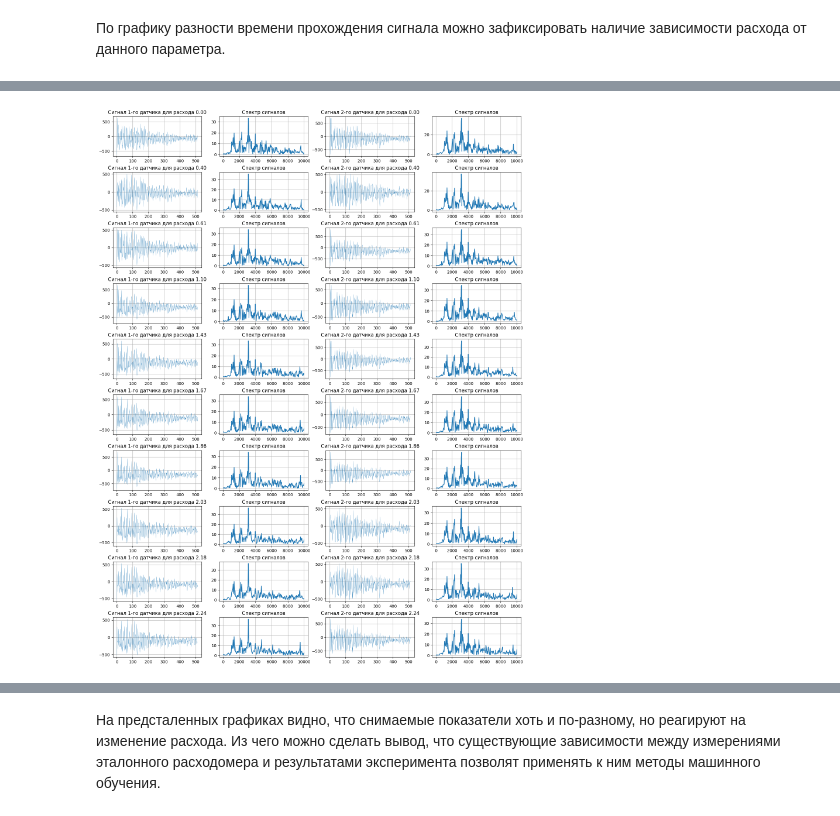
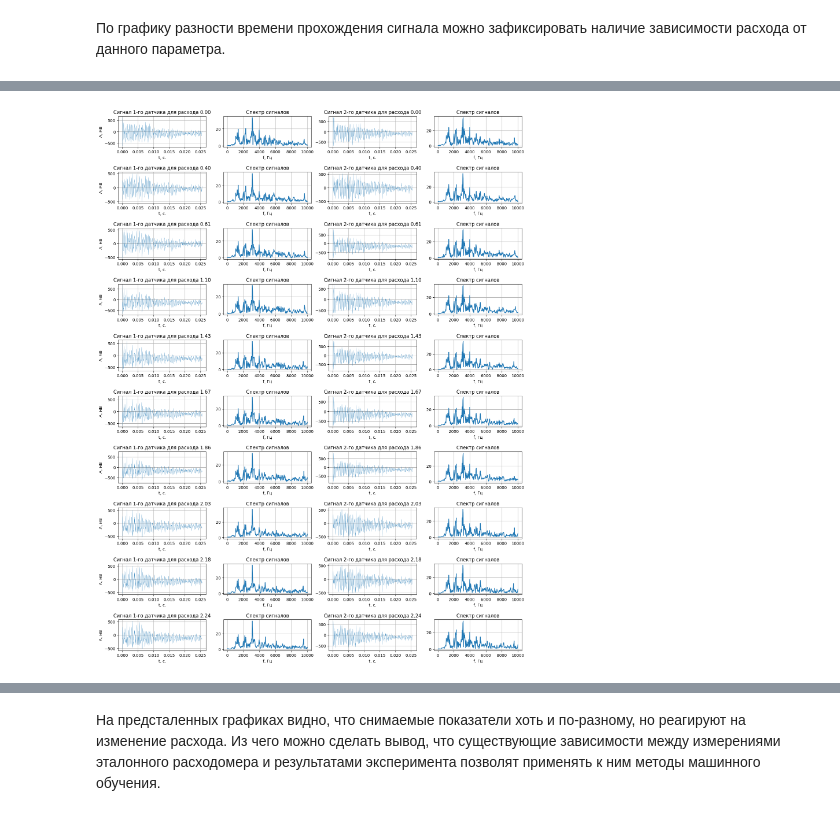
Before and after one commit to PetrGavrilin/VKR_URFU, a Jupyter notebook: VKR_part1_Analysis.ipynb, the cells around one changed output, grey strips where cells are left out. Drawn from its saved outputs; the diff is of its cells as text; code cells hidden in the pictures.

```diff
--- a/VKR_part1_Analysis.ipynb
+++ b/VKR_part1_Analysis.ipynb
@@ -311,7 +311,10 @@ def add_my_supplot (sig, Y, r, i, max_sig, n):
 
   ax = fig.add_subplot(len(s)+1, 4, i)
   plt.title(f"Сигнал {n}-го датчика для расхода {Y[r]:.2f}")
-  plt.plot(sig.iloc[r], linewidth= 0.3)
+  plt.xlabel("t, c.")
+  if n == 1:
+    plt.ylabel("А, мВ")
+  plt.plot([i*0.0256/512 for i in range(512)], sig.iloc[r], linewidth= 0.3)
   plt.grid()
 
   i+=1
@@ -319,26 +322,27 @@ def add_my_supplot (sig, Y, r, i, max_sig, n):
   yf = rfft(np.array(sig.iloc[r])/ max_sig)
   xf = rfftfreq(512, 0.0256/512)
   plt.plot(xf[1:], np.abs(yf[1:]))
+  plt.xlabel("f, Гц")
   plt.title("Спектр сигналов")
   plt.grid()
 # %%
 fig = plt.figure(figsize = (18, 24))
-fig.subplots_adjust(hspace = 0.4, wspace = 0.2)
+fig.subplots_adjust(hspace = 0.8, wspace = 0.2)
 i = 1
 max_sig = max(max(sig_up),max(sig_dw))
 
 add_my_supplot (sig_up, Y, 50, i, max_sig, 1)
 i+=2
 add_my_supplot (sig_dw, Y, 50, i, max_sig, 2)
 i+=2
 
 for R in s:
   add_my_supplot (sig_up, Y, R+50, i, max_sig, 1)
   i+=2
   add_my_supplot (sig_dw, Y, R+50, i, max_sig, 2)
   i+=2
 # %% [output]
-[figure, old version]
+[figure, new version]
 # %%
 fig = plt.figure(figsize = (18, 24))
 fig.subplots_adjust(hspace = 0.7, wspace = 0.1)
```
Also changed, not shown: parts of 1 cell of this notebook.
